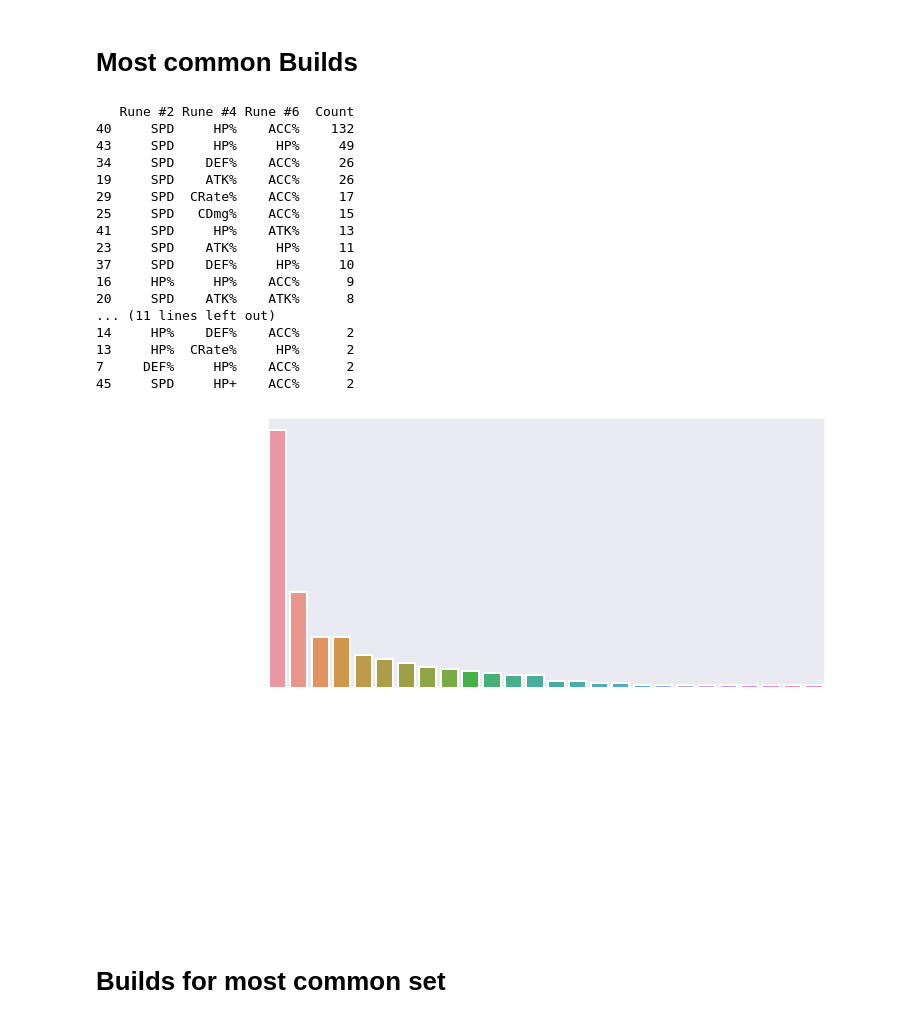
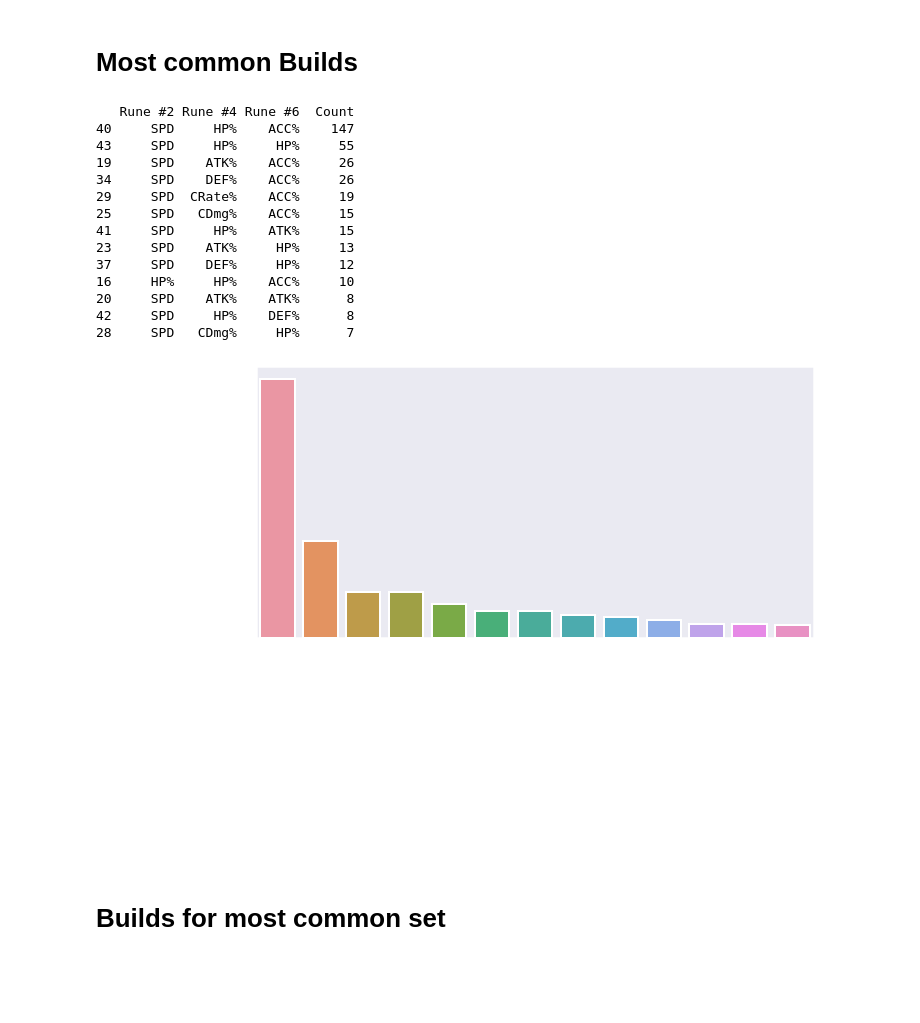
Before and after one commit to QuatZo/swstats, a Jupyter notebook: report files/galleon.ipynb, the cells around one changed output. Drawn from its saved outputs; the diff is of its cells as text; code cells hidden in the pictures; blank space fills up the shorter version.

```diff
--- a/report files/galleon.ipynb
+++ b/report files/galleon.ipynb
@@ -14,7 +14,7 @@ sns.set_context("poster")
 matplotlib.rcParams['text.color'] = 'white'
 
 monster = "galleon"
-filename = monster + "_20200329.csv"
+filename = monster + "_20200331.csv"
 
 BASE_STATS = {
     'HP': 11535,
@@ -293,34 +293,31 @@ print(oldest, newest)
 # %%
 fig = plt.figure(figsize=(10, 5))
 
 builds_count = df_stars6.groupby(["Rune #2", "Rune #4", "Rune #6"]).size().reset_index(name='Count')
-builds_count = builds_count[builds_count['Count'] > 1].sort_values(["Count"], ascending=False) # single builds to drop
+builds_count = builds_count[builds_count['Count'] > 5].sort_values(["Count"], ascending=False) # single builds to drop
 print(builds_count)
 builds_count_to_plot = builds_count.set_index(["Rune #2", "Rune #4", "Rune #6"]).T
 
 builds_common = sns.barplot(data=builds_count_to_plot)
 _ = builds_common.set_xticklabels(builds_common.get_xticklabels(), rotation=45, horizontalalignment='right')
 plt.tick_params(labelcolor='white')
 plt.savefig(monster + "_build_common.png", transparent=True, bbox_inches = "tight")
 # %% [output]
    Rune #2 Rune #4 Rune #6  Count
-40     SPD     HP%    ACC%    132
-43     SPD     HP%     HP%     49
+40     SPD     HP%    ACC%    147
+43     SPD     HP%     HP%     55
+19     SPD    ATK%    ACC%     26
 34     SPD    DEF%    ACC%     26
-19     SPD    ATK%    ACC%     26
-29     SPD  CRate%    ACC%     17
+29     SPD  CRate%    ACC%     19
 25     SPD   CDmg%    ACC%     15
-41     SPD     HP%    ATK%     13
-23     SPD    ATK%     HP%     11
-37     SPD    DEF%     HP%     10
-16     HP%     HP%    ACC%      9
+41     SPD     HP%    ATK%     15
+23     SPD    ATK%     HP%     13
+37     SPD    DEF%     HP%     12
+16     HP%     HP%    ACC%     10
 20     SPD    ATK%    ATK%      8
-... (11 lines left out)
-14     HP%    DEF%    ACC%      2
-13     HP%  CRate%     HP%      2
-7     DEF%     HP%    ACC%      2
-45     SPD     HP+    ACC%      2
+42     SPD     HP%    DEF%      8
+28     SPD   CDmg%     HP%      7
-[figure, old version]
+[figure, new version]
 # %% [markdown]
 # Builds for most common set
 # %%
```
Also changed, not shown: parts of 22 cells of this notebook, 18 other files.
